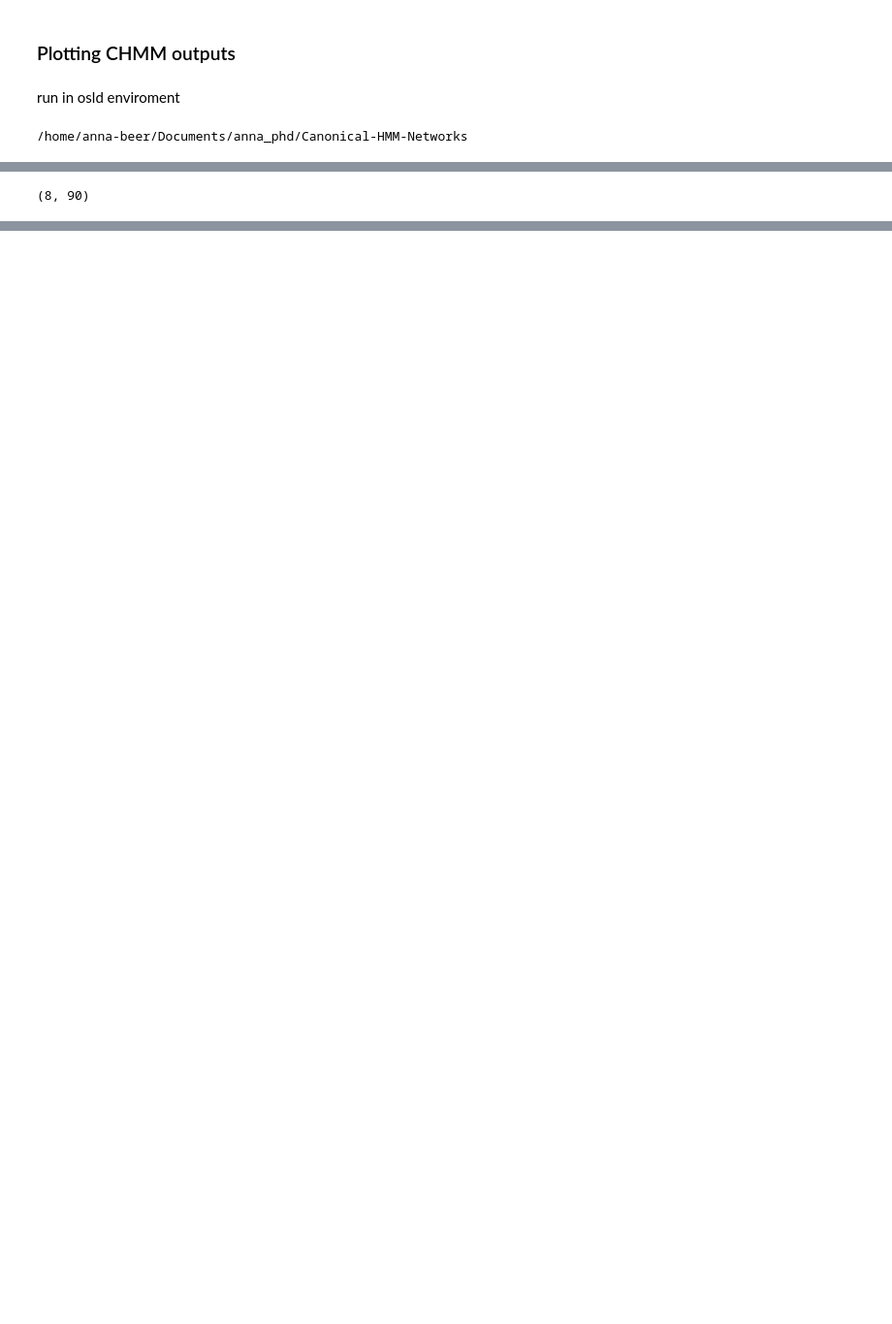
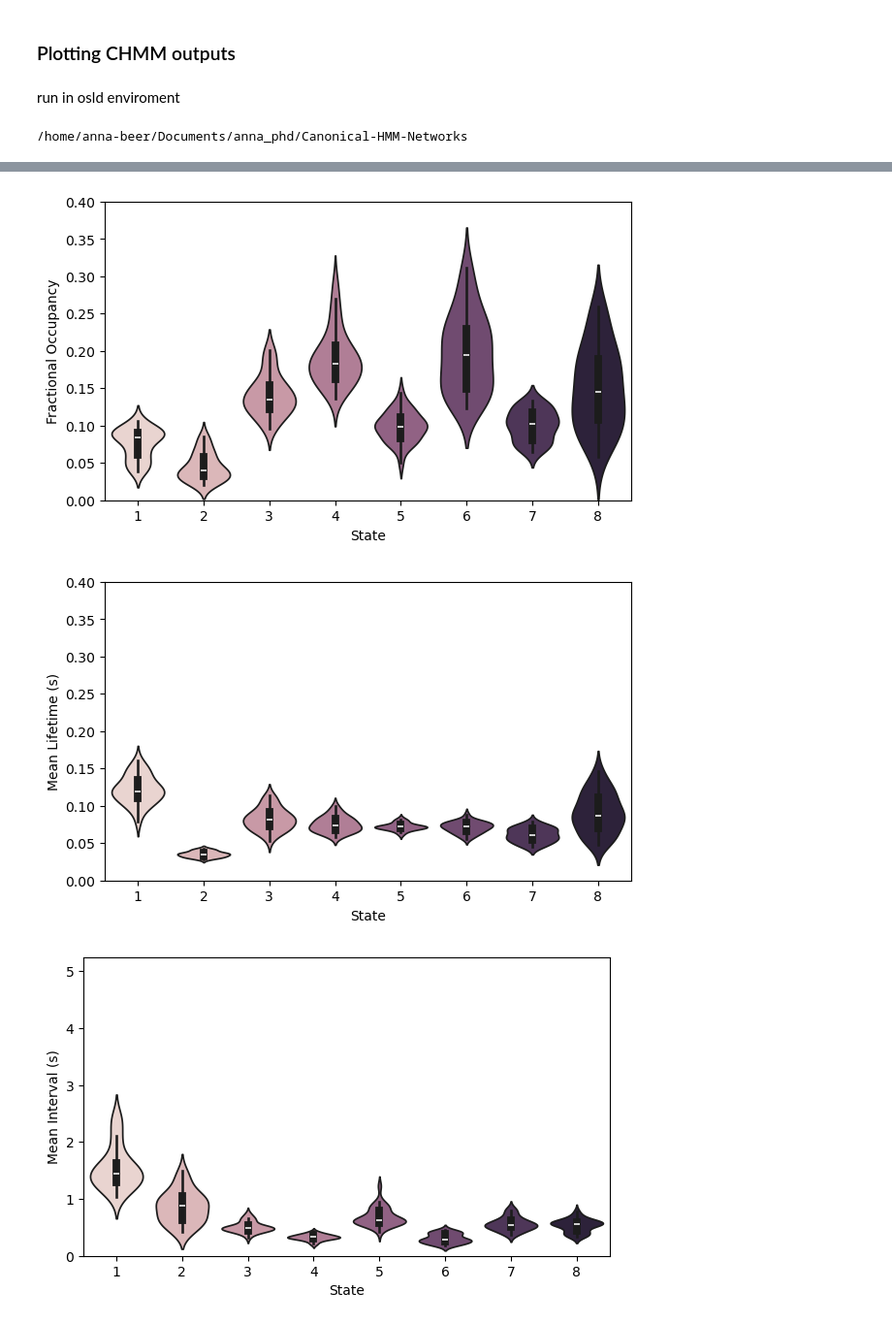
Before and after one commit to ppyab15/Canonical-HMM-Networks, a Jupyter notebook: annas_pipeline/plotting_chmm_outputs.ipynb, the cells around one changed output, grey strips where cells are left out. Shown at 97% size. Saved outputs shown, nothing was run; the diff lists cells and outputs as text; code cells hidden in the pictures; blank space fills up the shorter version.

Commit message:
added rescaled violin plots and plotted state psds individually

```diff
--- a/annas_pipeline/plotting_chmm_outputs.ipynb
+++ b/annas_pipeline/plotting_chmm_outputs.ipynb
@@ -101,11 +102,23 @@ connectivity.save(
 )
 
 # Plot the distribution of fractional occupancy (FO) across subjects
-plotting.plot_violin(fo.T, x_label="State", y_label="Fractional Occupancy", filename=f"{figs_dir}/fo_violin_plot.png")
-# Plot distribution across subjects
-plotting.plot_violin(lt.T, x_label="State", y_label="Mean Lifetime (s)", filename=f"{figs_dir}/lt_violin_plot.png")
-# Plot distribution across subjects
-plotting.plot_violin(intv.T, x_label="State", y_label="Mean Interval (s)", filename=f"{figs_dir}/intv_violin_plot.png")
-# Plot distribution across subjects
-plotting.plot_violin(sr.T, x_label="State", y_label="Switching Rate (Hz)", filename=f"{figs_dir}/sr_violin_plot.png")
+# plotting.plot_violin(fo.T, x_label="State", y_label="Fractional Occupancy", filename=f"{figs_dir}/fo_violin_plot.png")
+plotting.plot_violin(fo.T, x_label="State", y_label="Fractional Occupancy")
+plt.ylim(0, 0.4)  # set limits here
+plt.savefig(f"{figs_dir}/fo_violin_plot-rescaled.png")
+# # Plot distribution across subjects
+# plotting.plot_violin(lt.T, x_label="State", y_label="Mean Lifetime (s)", filename=f"{figs_dir}/lt_violin_plot.png")
+plotting.plot_violin(lt.T, x_label="State", y_label="Mean Lifetime (s)")
+plt.ylim(0, 0.4)  # set limits here
+plt.savefig(f"{figs_dir}/lt_violin_plot-rescaled.png")
+# # Plot distribution across subjects
+# plotting.plot_violin(intv.T, x_label="State", y_label="Mean Interval (s)", filename=f"{figs_dir}/intv_violin_plot.png")
+plotting.plot_violin(intv.T, x_label="State", y_label="Mean Interval (s)")
+plt.ylim(0, 5.25)  # set limits here
+plt.savefig(f"{figs_dir}/intv_violin_plot-rescaled.png")
+# # Plot distribution across subjects
+# plotting.plot_violin(sr.T, x_label="State", y_label="Switching Rate (Hz)", filename=f"{figs_dir}/sr_violin_plot.png")
+plotting.plot_violin(sr.T, x_label="State", y_label="Switching Rate (Hz)")
+plt.ylim(0, 5)  # set limits here
+plt.savefig(f"{figs_dir}/sr_violin_plot-rescaled.png")
 # %% [output]
@@ -113 +125,0 @@ plotting.plot_violin(sr.T, x_label="State", y_label="Switching Rate (Hz)", filen
-(8, 90)
@@ -117,0 +126,3 @@ plotting.plot_violin(sr.T, x_label="State", y_label="Switching Rate (Hz)", filen
+[figure, added]
+[figure, added]
+[figure, added]
```
Also changed, not shown: parts of 3 cells of this notebook.
